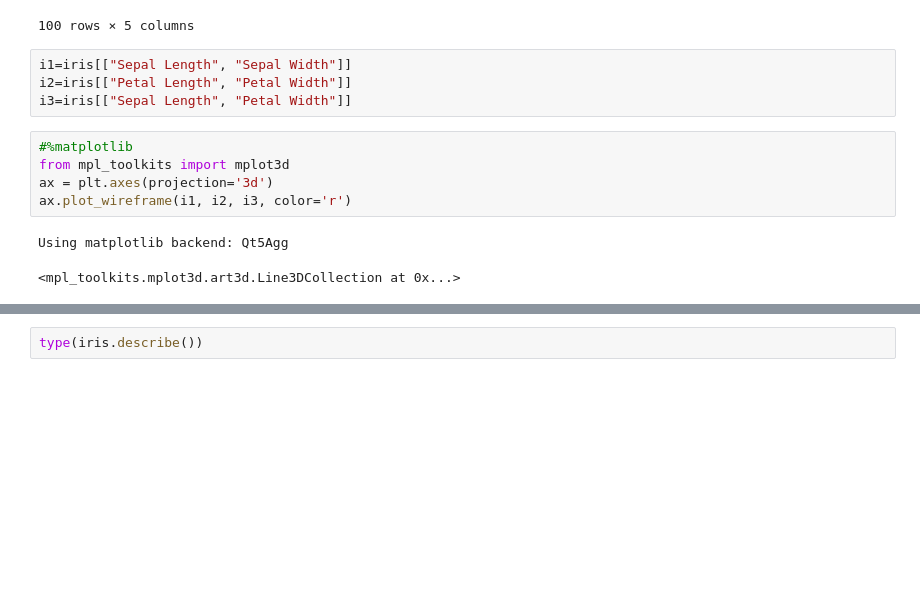
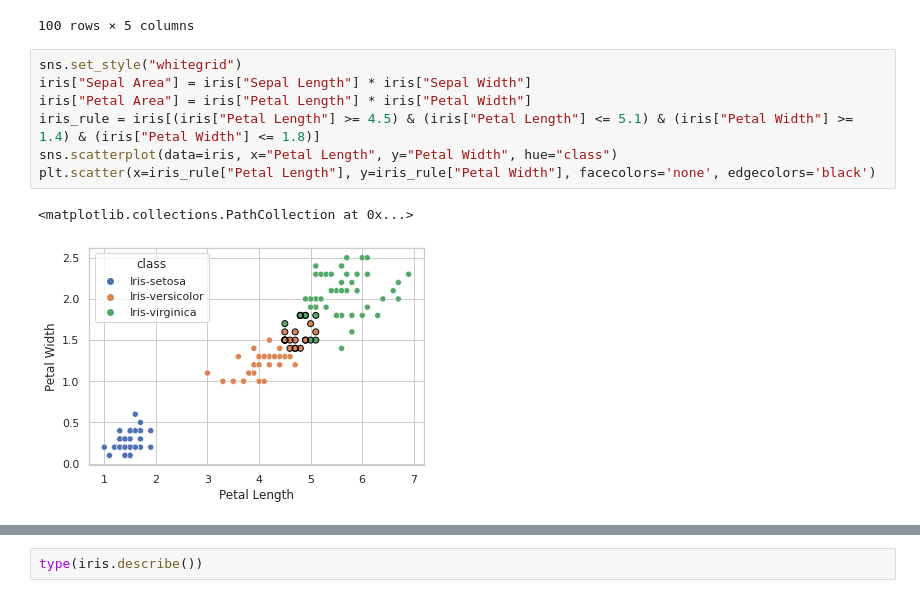
Before and after one commit to fod/pands-project2021, a Jupyter notebook: iris_analysis.ipynb, the cells around one changed output, grey strips where cells are left out. Drawn from its saved outputs; the diff is of its cells as text; blank space fills up the shorter version.

```diff
--- a/iris_analysis.ipynb
+++ b/iris_analysis.ipynb
@@ -266,15 +276,13 @@ iris[iris["class"].isin(["Iris-virginica", "Iris-versicolor"])]
 | 148 | 6.2 | 3.4 | 5.4 | 2.3 | Iris-virginica |
 | 149 | 5.9 | 3.0 | 5.1 | 1.8 | Iris-virginica |
 100 rows × 5 columns
-# %%
-i1=iris[["Sepal Length", "Sepal Width"]]
-i2=iris[["Petal Length", "Petal Width"]]
-i3=iris[["Sepal Length", "Petal Width"]]
-# %%
-#%matplotlib
-from mpl_toolkits import mplot3d
-ax = plt.axes(projection='3d')
-ax.plot_wireframe(i1, i2, i3, color='r')
-# %% [output]
-Using matplotlib backend: Qt5Agg
-<mpl_toolkits.mplot3d.art3d.Line3DCollection at 0x...>
+# %%
+sns.set_style("whitegrid")
+iris["Sepal Area"] = iris["Sepal Length"] * iris["Sepal Width"]
+iris["Petal Area"] = iris["Petal Length"] * iris["Petal Width"]
+iris_rule = iris[(iris["Petal Length"] >= 4.5) & (iris["Petal Length"] <= 5.1) & (iris["Petal Width"] >= 1.4) & (iris["Petal Width"] <= 1.8)]
+sns.scatterplot(data=iris, x="Petal Length", y="Petal Width", hue="class")
+plt.scatter(x=iris_rule["Petal Length"], y=iris_rule["Petal Width"], facecolors='none', edgecolors='black')
+# %% [output]
+<matplotlib.collections.PathCollection at 0x...>
+[figure, added]
```
Also changed, not shown: parts of 12 cells of this notebook, 3 other files.
